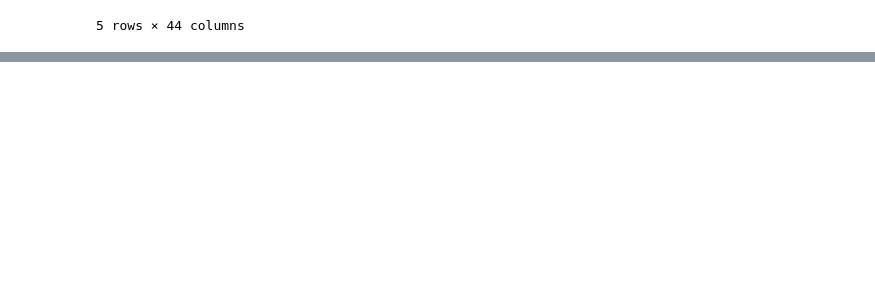
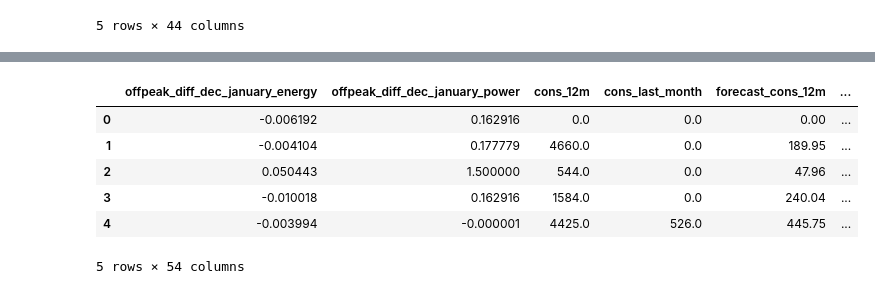
Before and after one commit to AshikurIST/BCG-X--internship, a Jupyter notebook: BCG_X internship.ipynb, the cells around one changed output, grey strips where cells are left out. Saved outputs shown, nothing was run; the diff lists cells and outputs as text; code cells hidden in the pictures; blank space fills up the shorter version.

```diff
--- a/BCG_X internship.ipynb
+++ b/BCG_X internship.ipynb
@@ -380,0 +473,9 @@ cln_data.head()
+# %%
+cln_data['year date_renewal'] = cln_data['date_renewal'].dt.year
+cln_data['month date_renewal'] = cln_data['date_renewal'].dt.month
+cln_data['day date_renewal'] = cln_data['date_renewal'].dt.day
+cln_data['day_of_week date_renewal'] = cln_data['date_renewal'].dt.dayofweek
+# %%
+cln_data.drop(['date_activ','date_end','date_modif_prod','date_renewal'],axis=1,inplace=True)
+# %%
+cln_data.drop('channel_sales',axis=1,inplace=True)
@@ -380,0 +556,12 @@ cln_data.head()
+# %%
+final_df=pd.concat([diff,cln_data],axis=1)
+# %%
+final_df.head()
+# %% [output]
+|  | offpeak_diff_dec_january_energy | offpeak_diff_dec_january_power | cons_12m | cons_last_month | forecast_cons_12m | ... |
+| 0 | -0.006192 | 0.162916 | 0.0 | 0.0 | 0.00 | ... |
+| 1 | -0.004104 | 0.177779 | 4660.0 | 0.0 | 189.95 | ... |
+| 2 | 0.050443 | 1.500000 | 544.0 | 0.0 | 47.96 | ... |
+| 3 | -0.010018 | 0.162916 | 1584.0 | 0.0 | 240.04 | ... |
+| 4 | -0.003994 | -0.000001 | 4425.0 | 526.0 | 445.75 | ... |
+5 rows × 54 columns
```
Also changed, not shown: parts of 28 cells of this notebook.
